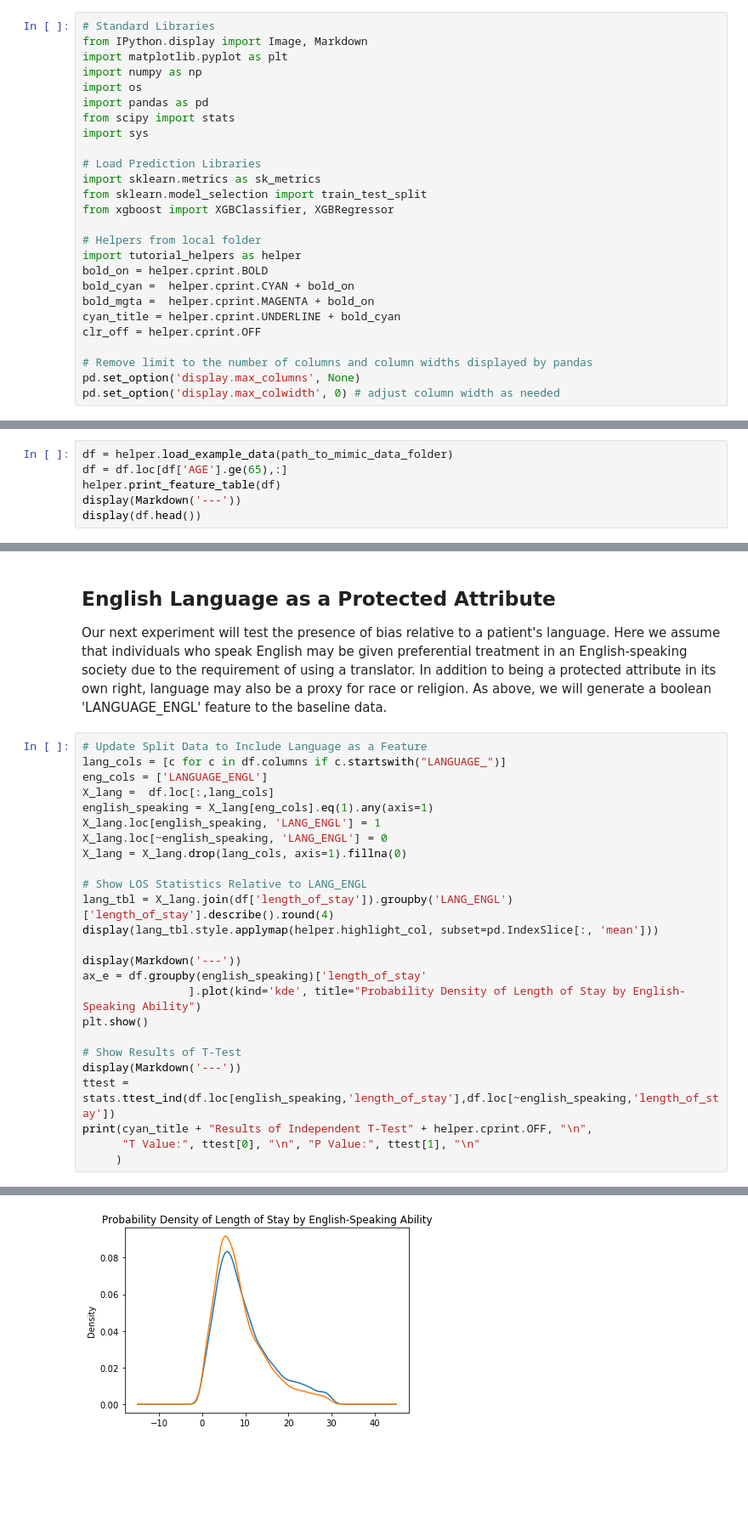
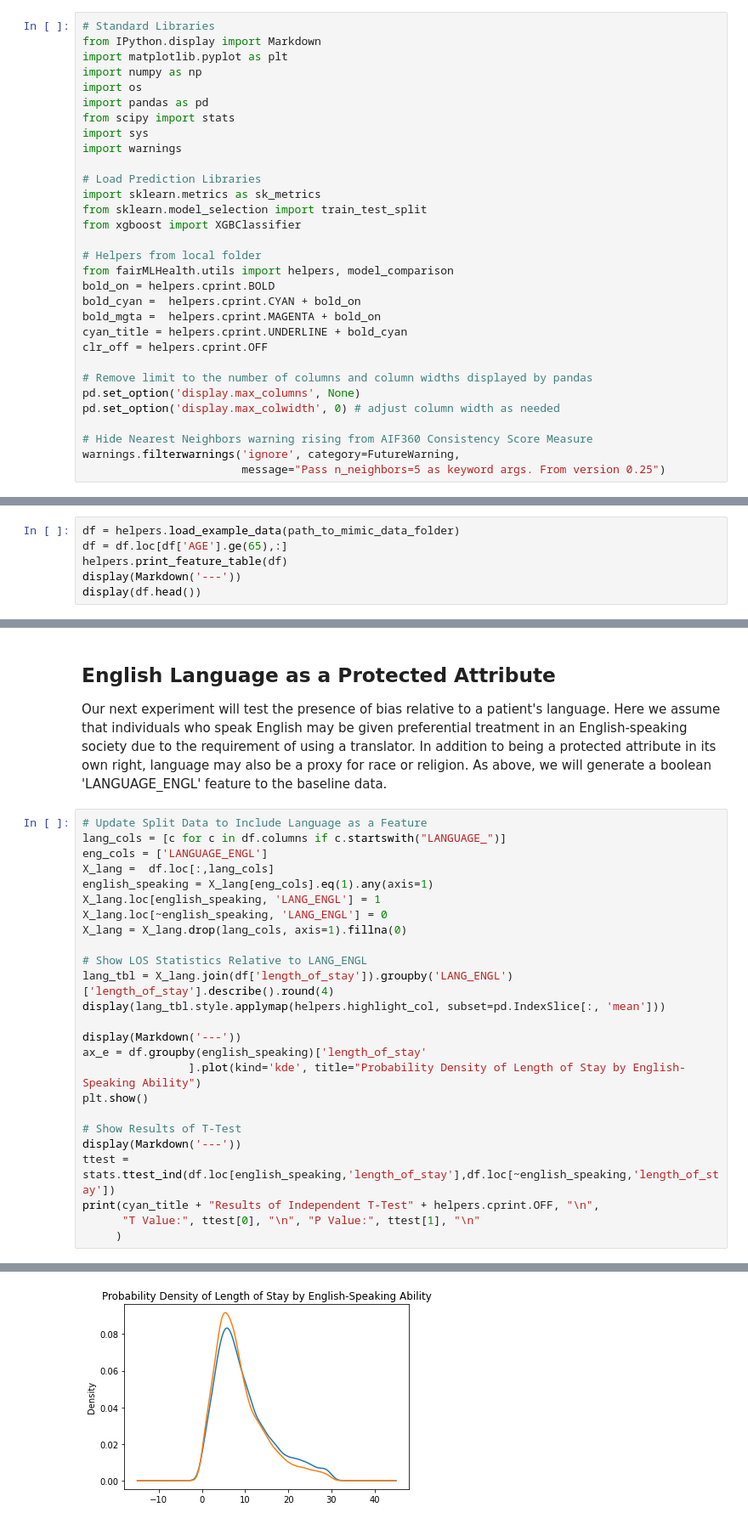
Before and after one commit to KenSciResearch/fairMLHealth, a Jupyter notebook: fairMLHealth/tutorial_and_examples/kdd_fairness_in_healthcare_tutorial.ipynb, the cells around one changed output, grey strips where cells are left out. Shown: that part at 85% size. Drawn from its saved outputs; the diff is of its cells as text; blank space fills up the shorter version.

```diff
--- a/tutorial/kdd_fairness_in_healthcare_tutorial.ipynb
+++ b/fairMLHealth/tutorial_and_examples/kdd_fairness_in_healthcare_tutorial.ipynb
@@ -49,30 +49,35 @@ Discussions of discrimination often evoke direct, typically deliberate action to
 This section introduces and loads the data subset that will be used in this tutorial. We will use it to generate a simple baseline model that will be used throughout the tutorial.
 # %%
 # Standard Libraries
-from IPython.display import Image, Markdown
+from IPython.display import Markdown
 import matplotlib.pyplot as plt
 import numpy as np
 import os
 import pandas as pd
 from scipy import stats
 import sys
+import warnings
 
 # Load Prediction Libraries
 import sklearn.metrics as sk_metrics
 from sklearn.model_selection import train_test_split
-from xgboost import XGBClassifier, XGBRegressor
+from xgboost import XGBClassifier
 
 # Helpers from local folder
-import tutorial_helpers as helper
-bold_on = helper.cprint.BOLD
-bold_cyan =  helper.cprint.CYAN + bold_on
-bold_mgta =  helper.cprint.MAGENTA + bold_on
-cyan_title = helper.cprint.UNDERLINE + bold_cyan
-clr_off = helper.cprint.OFF
+from fairMLHealth.utils import helpers, model_comparison
+bold_on = helpers.cprint.BOLD
+bold_cyan =  helpers.cprint.CYAN + bold_on
+bold_mgta =  helpers.cprint.MAGENTA + bold_on
+cyan_title = helpers.cprint.UNDERLINE + bold_cyan
+clr_off = helpers.cprint.OFF
 
 # Remove limit to the number of columns and column widths displayed by pandas
 pd.set_option('display.max_columns', None)
 pd.set_option('display.max_colwidth', 0) # adjust column width as needed
+
+# Hide Nearest Neighbors warning rising from AIF360 Consistency Score Measure
+warnings.filterwarnings('ignore', category=FutureWarning,
+                        message="Pass n_neighbors=5 as keyword args. From version 0.25")
 # %% [markdown]
 ## Loading MIMIC III Data
 As mentioned above, the MIMIC-III data download contains a folder of zipped_files. The tutorial code in the [Data Subset](#datasubset) section below will automatically unzip and format all necessary data for these experiments, saving the formatted data in the same MIMIC folder. Simply enter the correct path of the MIMIC folder in the following cell to enable this feature. Your path should end with the directory "MIMIC".
@@ -85,9 +90,9 @@ path_to_mimic_data_folder = "~/data/MIMIC"
 ## Data Subset <a id="datasubset"></a>
 Example models in this notebook use data from all years of the MIMIC-III dataset for patients aged 65 and older. Data are imported at the encounter level with all additional patient identification dropped. All models include an "AGE" feature, simplified to 5-year bins, as well as boolean diagnosis and procedure features categorized through the Clinical Classifications Software system ([HCUP](https://www.hcup-us.ahrq.gov/toolssoftware/ccs/ccs.jsp)). All features other than age are one-hot encoded and prefixed with their variable type (e.g. "GENDER_", "ETHNICITY_").
 # %%
-df = helper.load_example_data(path_to_mimic_data_folder)
+df = helpers.load_example_data(path_to_mimic_data_folder)
 df = df.loc[df['AGE'].ge(65),:]
-helper.print_feature_table(df)
+helpers.print_feature_table(df)
 display(Markdown('---'))
 display(df.head())
 # %% [output]
@@ -521,7 +532,7 @@ X_lang = X_lang.drop(lang_cols, axis=1).fillna(0)
 
 # Show LOS Statistics Relative to LANG_ENGL
 lang_tbl = X_lang.join(df['length_of_stay']).groupby('LANG_ENGL')['length_of_stay'].describe().round(4)
-display(lang_tbl.style.applymap(helper.highlight_col, subset=pd.IndexSlice[:, 'mean']))
+display(lang_tbl.style.applymap(helpers.highlight_col, subset=pd.IndexSlice[:, 'mean']))
 
 display(Markdown('---'))
 ax_e = df.groupby(english_speaking)['length_of_stay'
@@ -531,7 +542,7 @@ plt.show()
 # Show Results of T-Test
 display(Markdown('---'))
 ttest = stats.ttest_ind(df.loc[english_speaking,'length_of_stay'],df.loc[~english_speaking,'length_of_stay'])
-print(cyan_title + "Results of Independent T-Test" + helper.cprint.OFF, "\n",
+print(cyan_title + "Results of Independent T-Test" + helpers.cprint.OFF, "\n",
       "T Value:", ttest[0], "\n", "P Value:", ttest[1], "\n"
      )
 # %% [output]
@@ -542,5 +553,5 @@ print(cyan_title + "Results of Independent T-Test" + helper.cprint.OFF, "\n",
 ---
-[figure, old version]
+[figure, new version]
 ---
 Results of Independent T-Test
  T Value: -10.487050315728974
```
Also changed, not shown: parts of 13 cells of this notebook, 13 other files.
